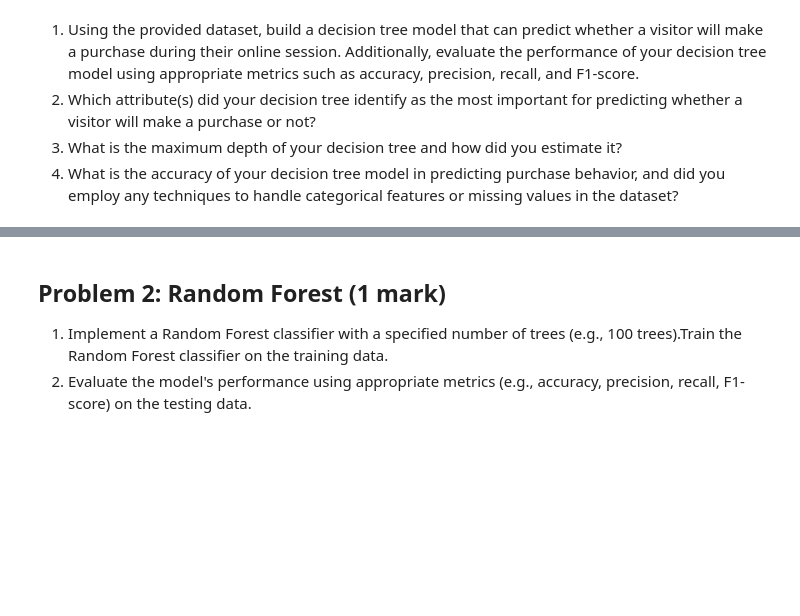
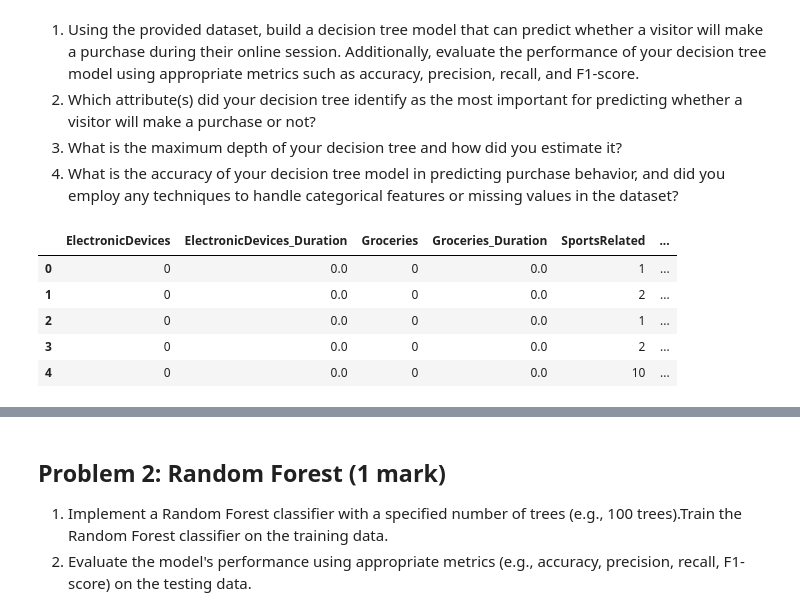
Before and after one commit to narendra974/AIMLOPS_IISC, a Jupyter notebook: Assignment_2.ipynb, the cells around one changed output, grey strips where cells are left out. Cells and saved outputs as stored; diff of their text form; code cells hidden in the pictures; blank space fills up the shorter version.

```diff
--- a/Assignment_2.ipynb
+++ b/Assignment_2.ipynb
@@ -52,3 +71,11 @@ Dataset columns:
 4.   What is the accuracy of your decision tree model in predicting purchase behavior, and did you employ any techniques to handle categorical features or missing values in the dataset?
 # %%
 ### Write your code and answers here
+df1.head()
+# %% [output]
+|  | ElectronicDevices | ElectronicDevices_Duration | Groceries | Groceries_Duration | SportsRelated | ... |
+| 0 | 0 | 0.0 | 0 | 0.0 | 1 | ... |
+| 1 | 0 | 0.0 | 0 | 0.0 | 2 | ... |
+| 2 | 0 | 0.0 | 0 | 0.0 | 1 | ... |
+| 3 | 0 | 0.0 | 0 | 0.0 | 2 | ... |
+| 4 | 0 | 0.0 | 0 | 0.0 | 10 | ... |
```
Also changed, not shown: parts of 21 cells of this notebook.
